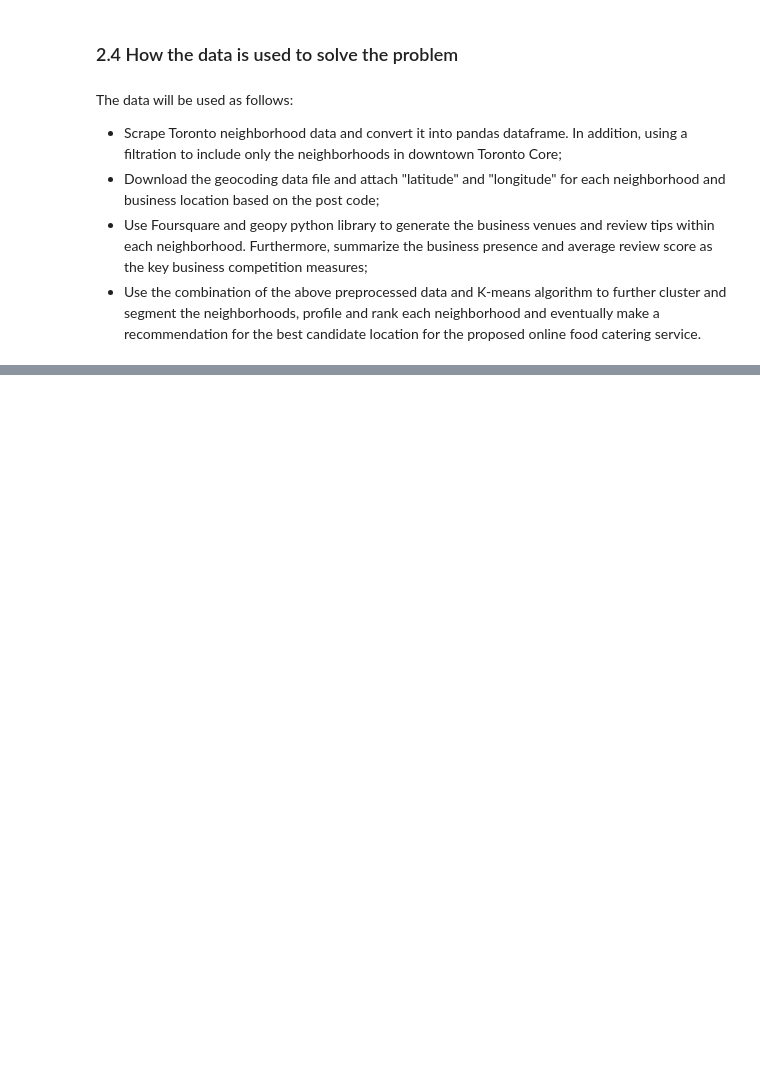
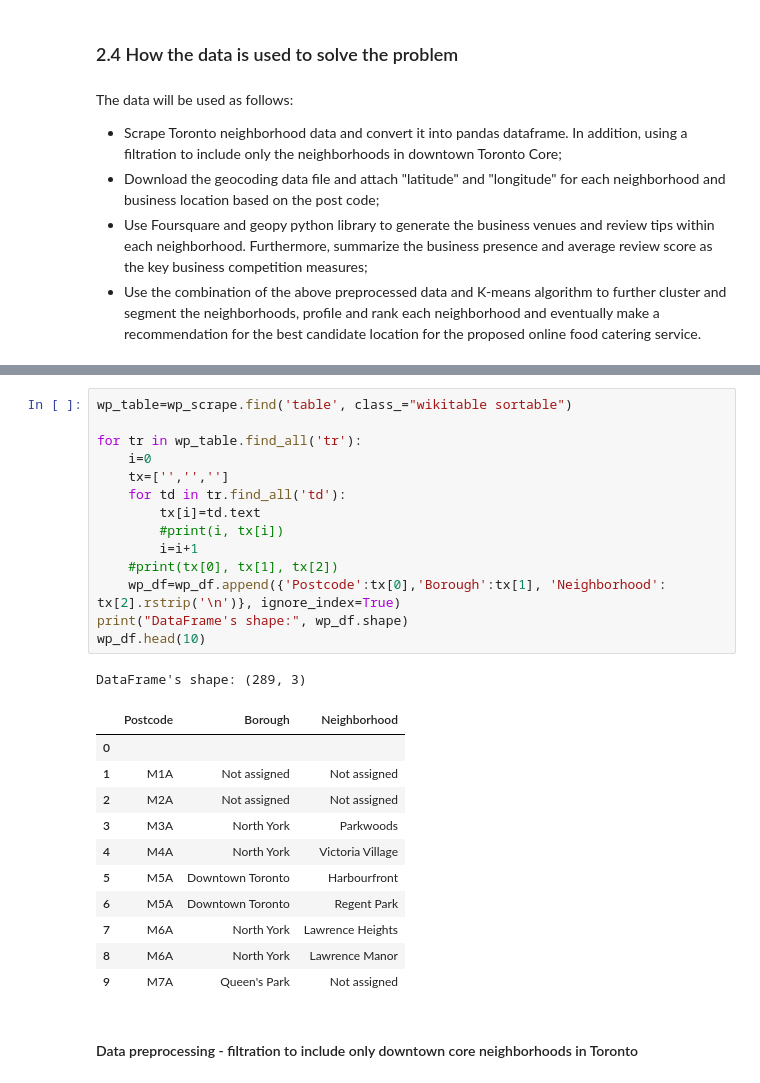
Before and after one commit to to328jw/IBMDS, a Jupyter notebook: IBMDS- Capstone Proj Final.ipynb, the cells around one changed output, grey strips where cells are left out. Drawn from its saved outputs; the diff is of its cells as text; blank space fills up the shorter version.

```diff
--- a/IBMDS- Capstone Proj Final.ipynb
+++ b/IBMDS- Capstone Proj Final.ipynb
@@ -75,0 +102,29 @@ The data will be used as follows:
+# %%
+wp_table=wp_scrape.find('table', class_="wikitable sortable")
+
+for tr in wp_table.find_all('tr'):
+    i=0
+    tx=['','','']
+    for td in tr.find_all('td'):
+        tx[i]=td.text
+        #print(i, tx[i])
+        i=i+1
+    #print(tx[0], tx[1], tx[2])
+    wp_df=wp_df.append({'Postcode':tx[0],'Borough':tx[1], 'Neighborhood': tx[2].rstrip('\n')}, ignore_index=True)
+print("DataFrame's shape:", wp_df.shape)
+wp_df.head(10)
+# %% [output]
+DataFrame's shape: (289, 3)
+|  | Postcode | Borough | Neighborhood |
+| 0 |  |  |  |
+| 1 | M1A | Not assigned | Not assigned |
+| 2 | M2A | Not assigned | Not assigned |
+| 3 | M3A | North York | Parkwoods |
+| 4 | M4A | North York | Victoria Village |
+| 5 | M5A | Downtown Toronto | Harbourfront |
+| 6 | M5A | Downtown Toronto | Regent Park |
+| 7 | M6A | North York | Lawrence Heights |
+| 8 | M6A | North York | Lawrence Manor |
+| 9 | M7A | Queen's Park | Not assigned |
+# %% [markdown]
+#### Data preprocessing - filtration to include only downtown core neighborhoods in Toronto
```
Also changed, not shown: parts of 34 cells of this notebook.
